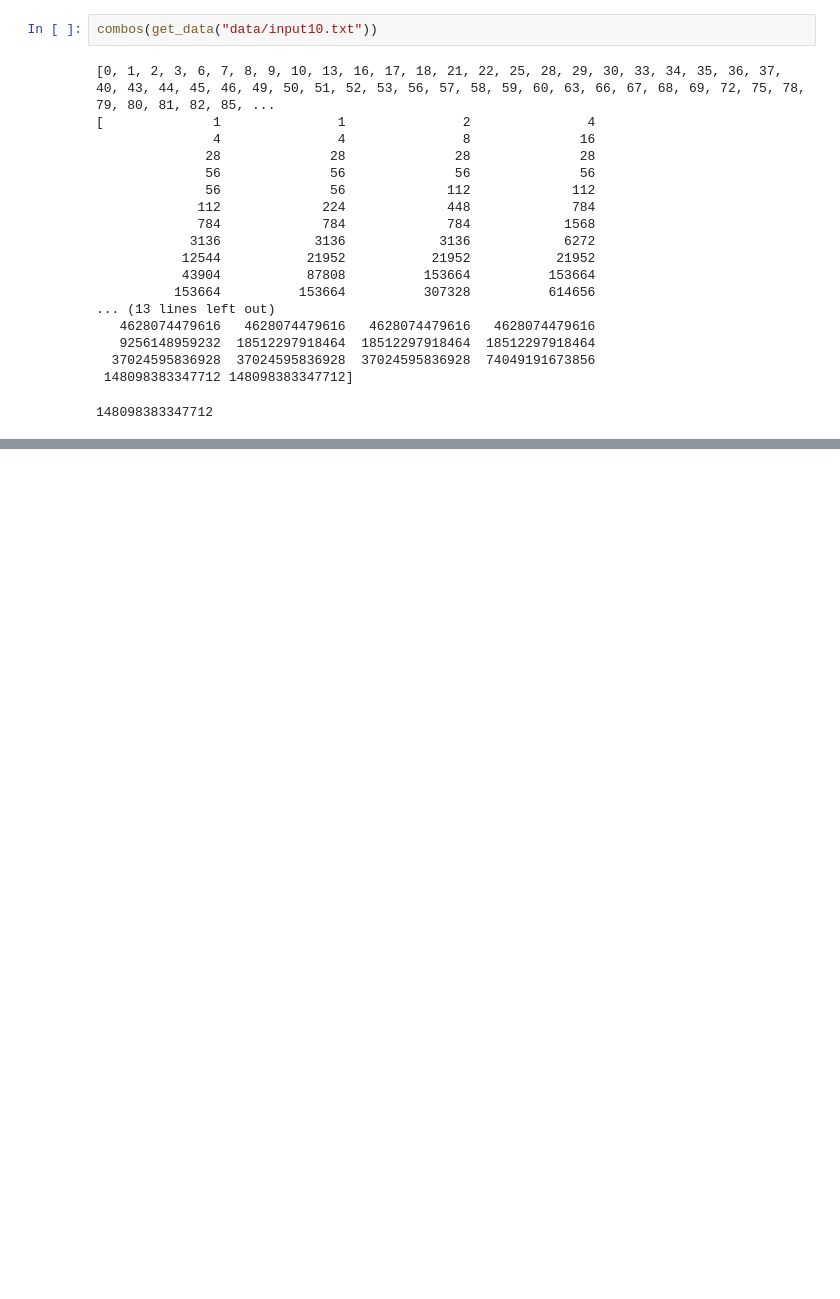
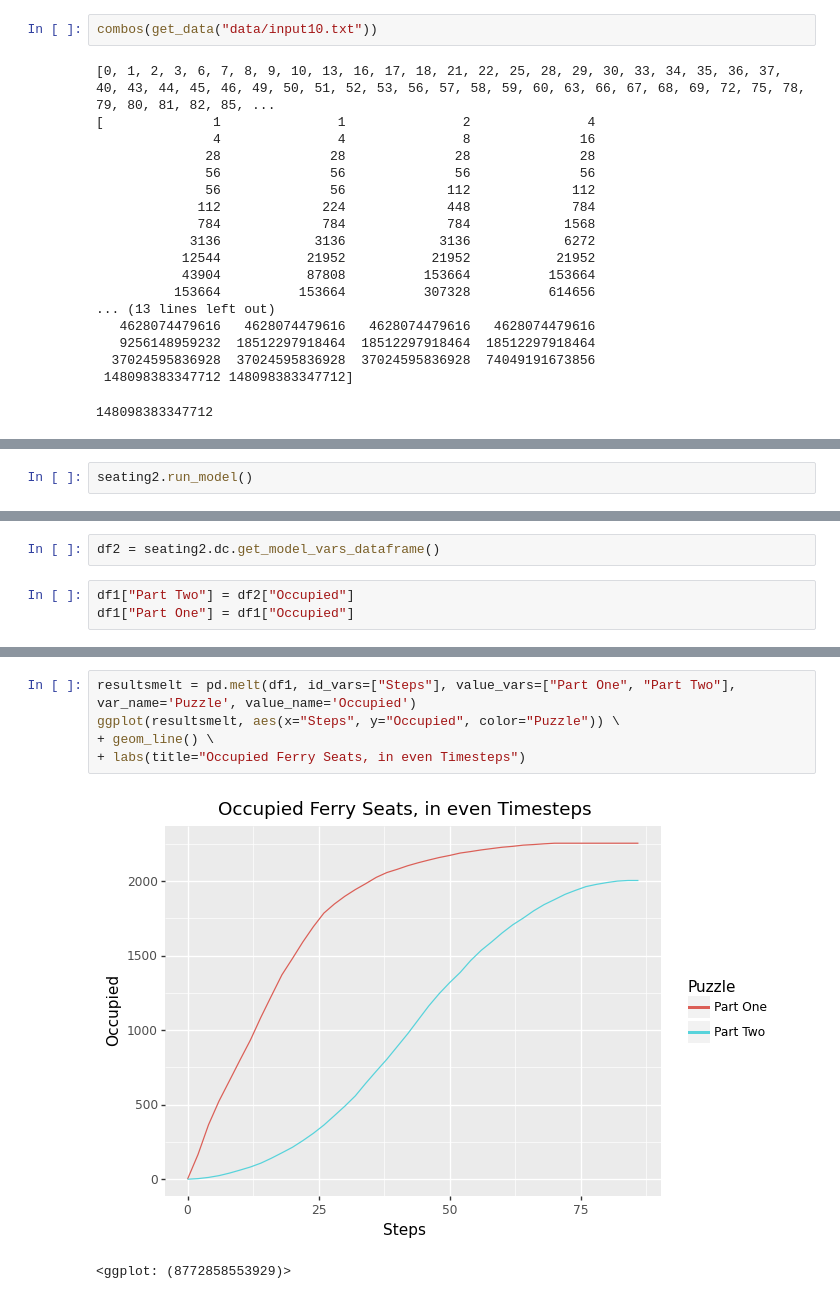
Before and after one commit to mgoadric/AdventOfCode, a Jupyter notebook: 2020/Advent of Code 2020 Solutions.ipynb, the cells around one changed output, grey strips where cells are left out. Drawn from its saved outputs; the diff is of its cells as text; blank space fills up the shorter version.

```diff
--- a/2020/Advent of Code 2020 Solutions.ipynb
+++ b/2020/Advent of Code 2020 Solutions.ipynb
@@ -897,0 +1142,2 @@ combos(get_data("data/input10.txt"))
+# %%
+seating2.run_model()
@@ -897,0 +1162,5 @@ combos(get_data("data/input10.txt"))
+# %%
+df2 = seating2.dc.get_model_vars_dataframe()
+# %%
+df1["Part Two"] = df2["Occupied"]
+df1["Part One"] = df1["Occupied"]
@@ -897,0 +1187,8 @@ combos(get_data("data/input10.txt"))
+# %%
+resultsmelt = pd.melt(df1, id_vars=["Steps"], value_vars=["Part One", "Part Two"], var_name='Puzzle', value_name='Occupied')
+ggplot(resultsmelt, aes(x="Steps", y="Occupied", color="Puzzle")) \
++ geom_line() \
++ labs(title="Occupied Ferry Seats, in even Timesteps")
+# %% [output]
+[figure, added]
+<ggplot: (8772858553929)>
```
Also changed, not shown: parts of 12 cells of this notebook, 1 other file.
